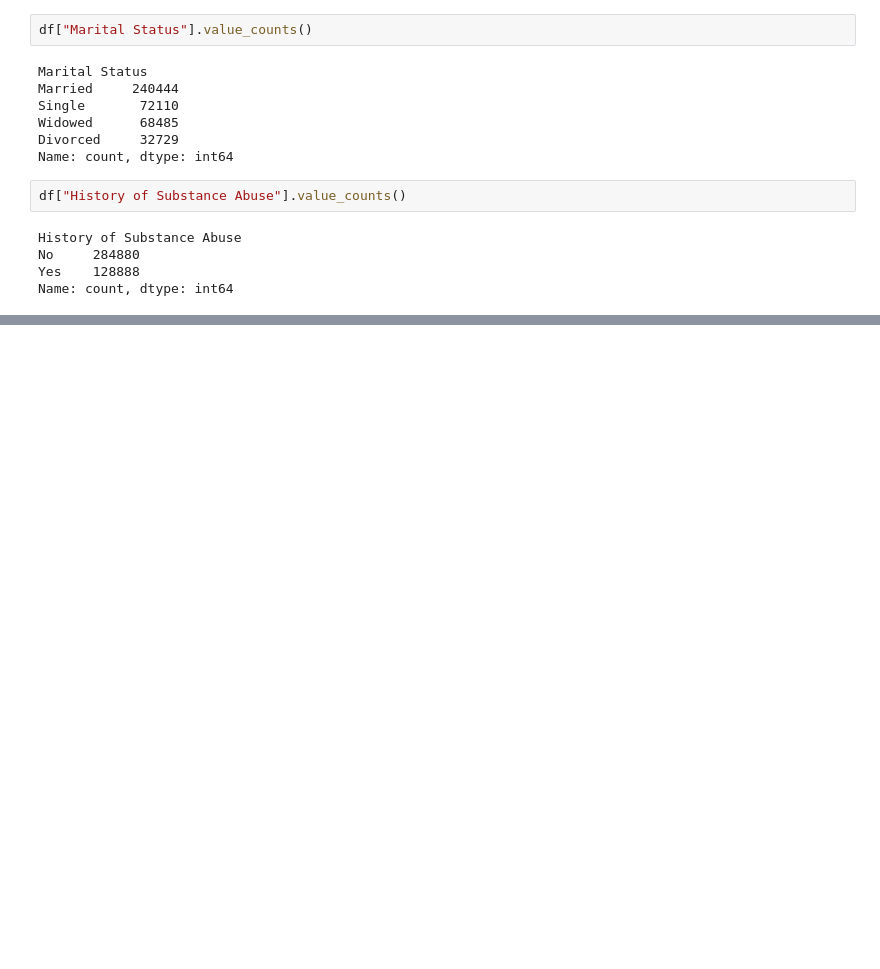
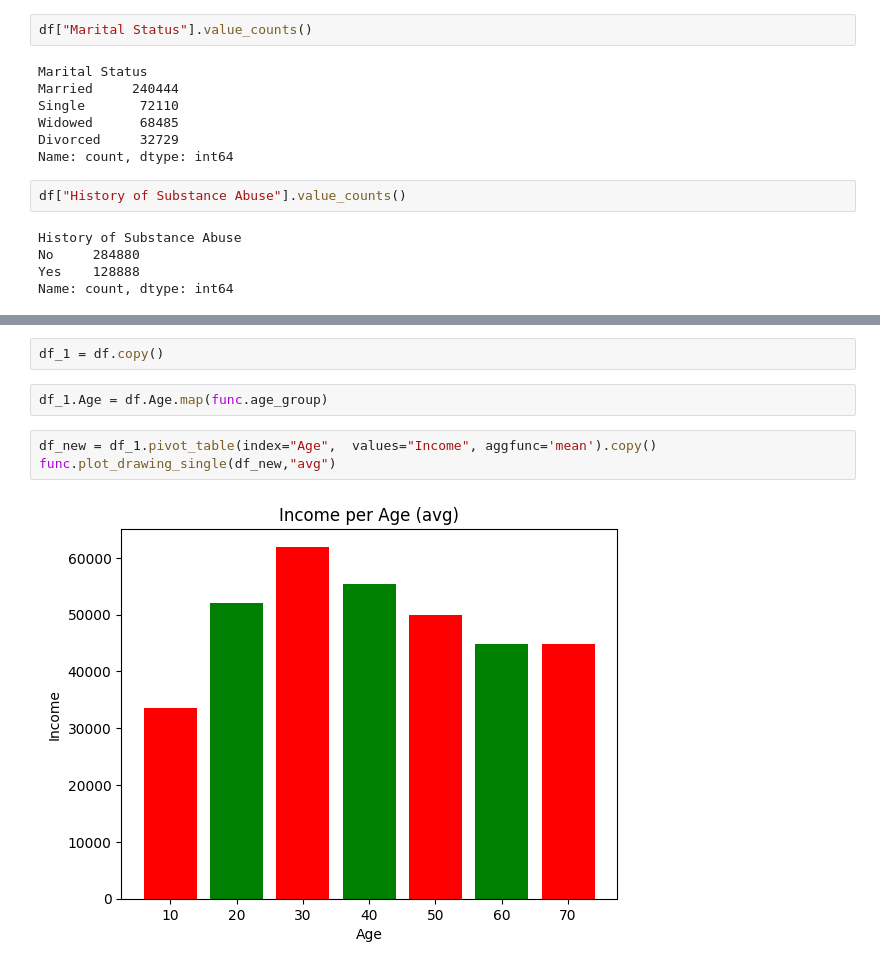
Before and after one commit to ShaQ90/week3_project, a Jupyter notebook: notebooks/data_testing_tiago.ipynb, the cells around one changed output, grey strips where cells are left out. Drawn from its saved outputs; the diff is of its cells as text; blank space fills up the shorter version.

Commit message:
Added age groups

```diff
--- a/notebooks/data_testing_tiago.ipynb
+++ b/notebooks/data_testing_tiago.ipynb
@@ -155,0 +150,9 @@ len(df_new)
+# %%
+df_1 = df.copy()
+# %%
+df_1.Age = df.Age.map(func.age_group)
+# %%
+df_new = df_1.pivot_table(index="Age",  values="Income", aggfunc='mean').copy()
+func.plot_drawing_single(df_new,"avg")
+# %% [output]
+[figure, added]
```
Also changed, not shown: parts of 13 cells of this notebook, 6 other files.
